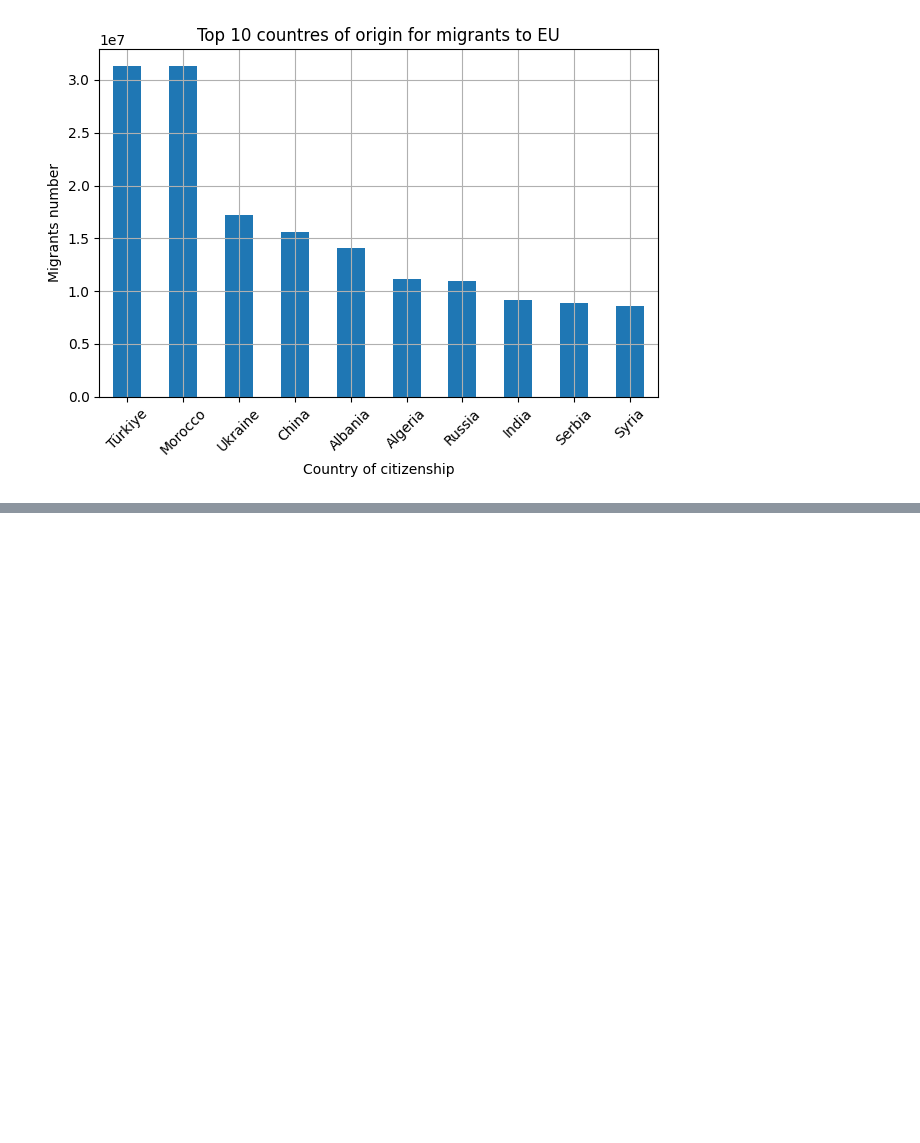
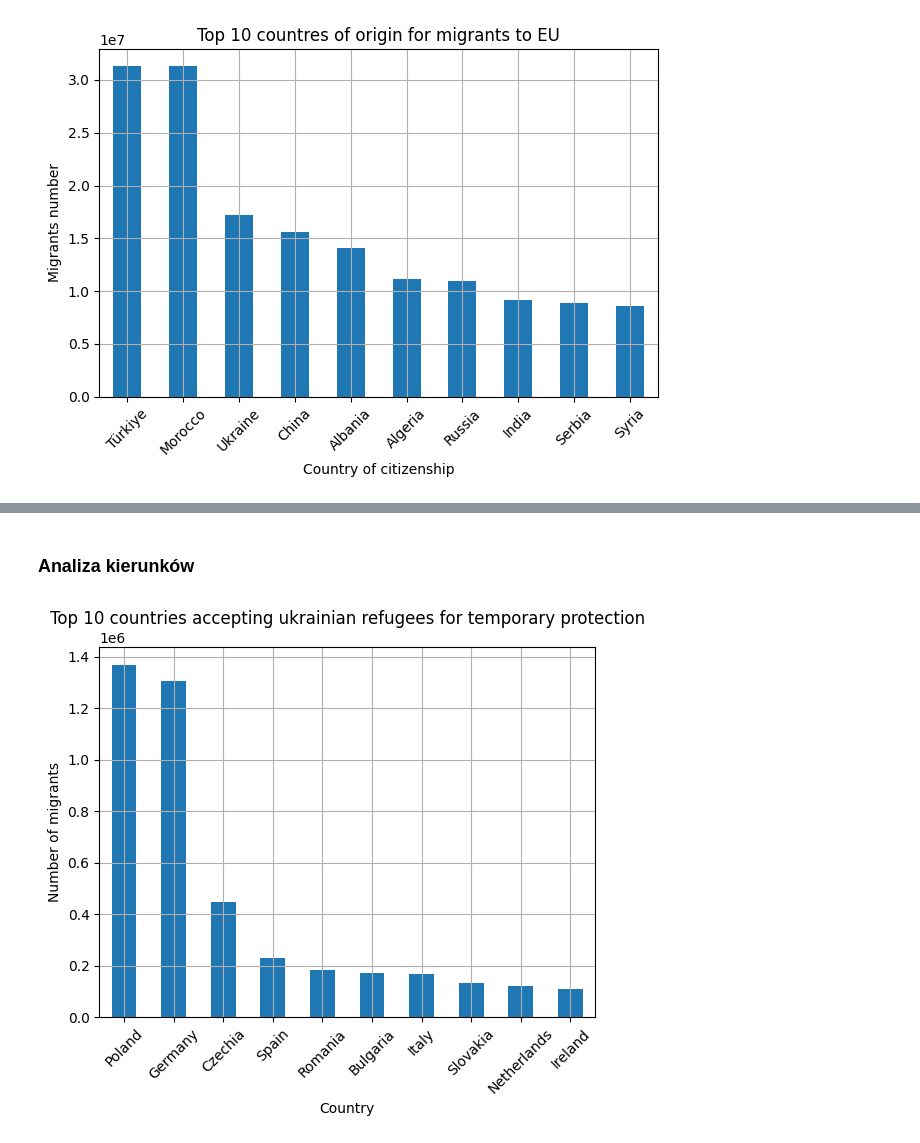
Before and after one commit to natix-x/Data-mining-in-Migration-Analysis, a Jupyter notebook: data_analysis/migration_patterns.ipynb, the cells around one changed output, grey strips where cells are left out. Saved outputs shown, nothing was run; the diff lists cells and outputs as text; code cells hidden in the pictures; blank space fills up the shorter version.

Commit message:
Added data analysis - migration_patterns discovering | beneficiaries of temporary protecion at the end of the month - Ukraine analysis

```diff
--- a/data_analysis/migration_patterns.ipynb
+++ b/data_analysis/migration_patterns.ipynb
@@ -590,0 +594,3 @@ plt.show()
+# %%
+ukraine_temp_prot = pd.read_csv('../processed_data/ukraine_temporary_protection.csv')
+pd.to_datetime(ukraine_temp_prot['month'], format='%Y-%m')
@@ -590,0 +610,11 @@ plt.show()
+# %% [markdown]
+### Analiza kierunków
+# %%
+country_df = ukraine_temp_prot.groupby("geo")["OBS_VALUE"].max().sort_values(ascending=False)
+country_df.head(10).plot(kind='bar', title="Top 10 countries accepting ukrainian refugees for temporary protection")
+plt.xlabel("Country")
+plt.ylabel("Number of migrants")
+plt.xticks(rotation=45)
+plt.grid(True)
+# %% [output]
+[figure, added]
```
Also changed, not shown: parts of 5 cells of this notebook, 1 other file.
